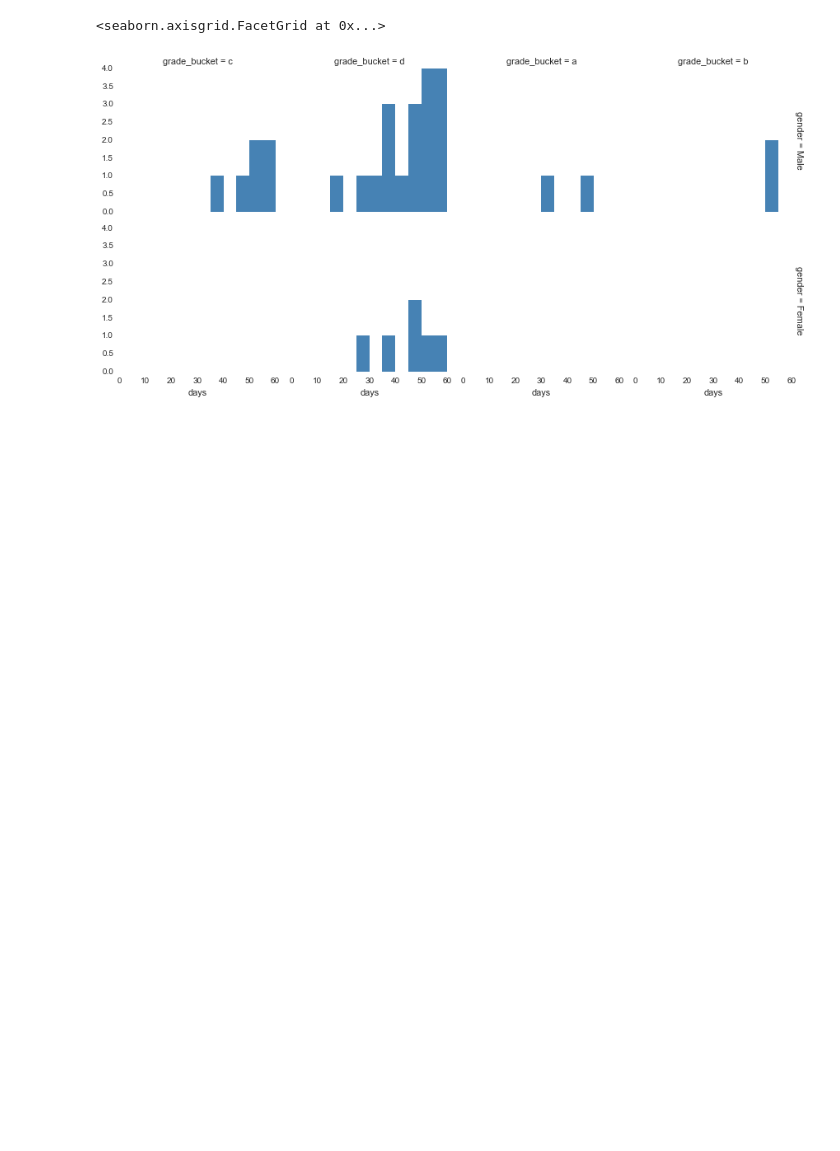
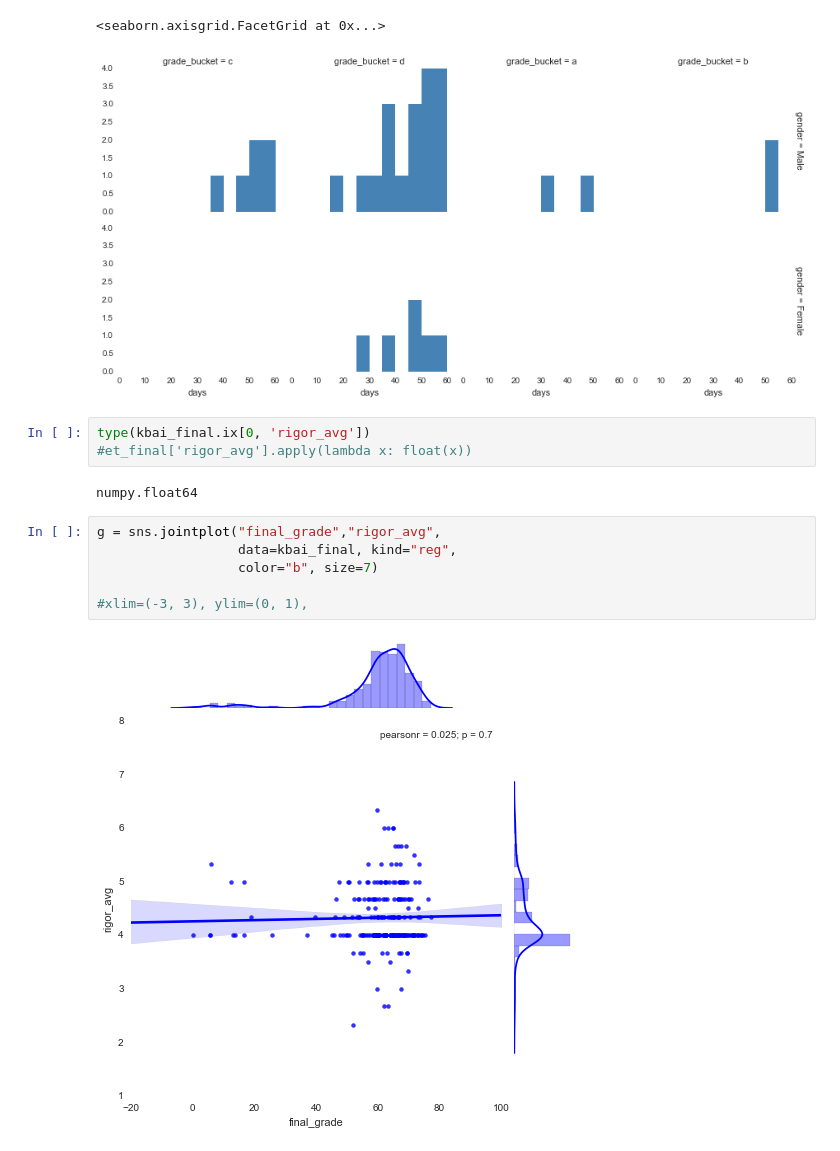
Before and after one commit to PowChow/Draft-EduTech-Code, a Jupyter notebook: Final_Combine_All.ipynb, the cells around one changed output. Cells and saved outputs as stored; diff of their text form; blank space fills up the shorter version.

```diff
--- a/Final_Combine_All.ipynb
+++ b/Final_Combine_All.ipynb
@@ -42,4 +47,17 @@ g.map(plt.hist, "days", color="steelblue", bins=bins, lw=0)
 # %% [output]
 <seaborn.axisgrid.FacetGrid at 0x...>
 [figure]
+# %%
+type(kbai_final.ix[0, 'rigor_avg'])
+#et_final['rigor_avg'].apply(lambda x: float(x))
+# %% [output]
+numpy.float64
+# %%
+g = sns.jointplot("final_grade","rigor_avg",
+                  data=kbai_final, kind="reg",
+                  color="b", size=7)
+
+#xlim=(-3, 3), ylim=(0, 1),
+# %% [output]
+[figure, added]
 # %%
```
Also changed, not shown: parts of 6 cells of this notebook, 4 other files.
